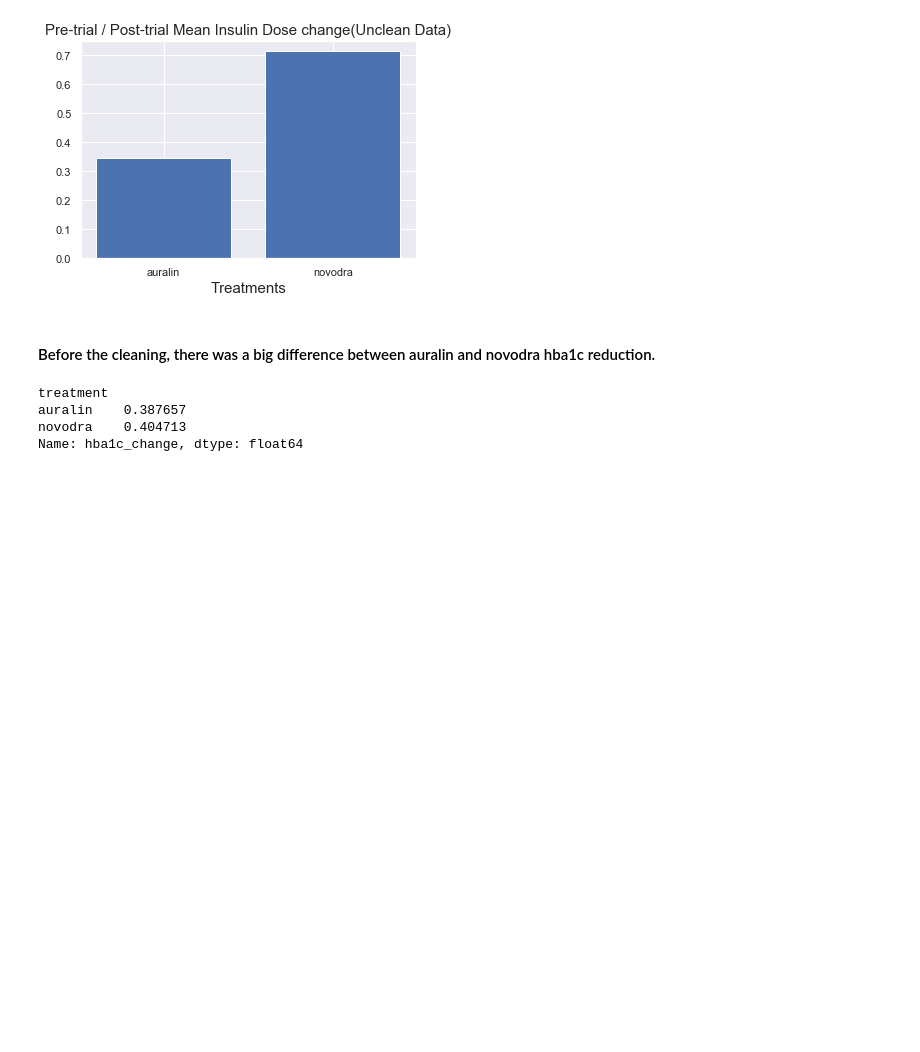
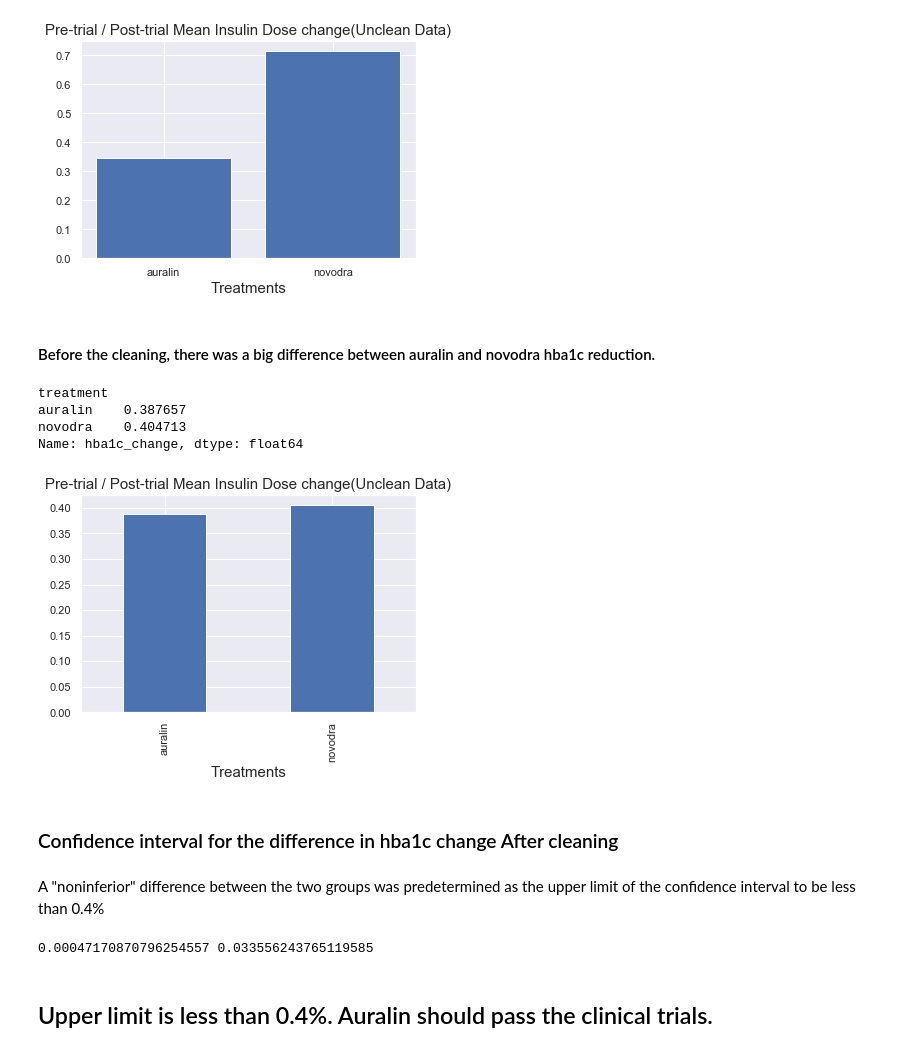
Before and after one commit to uminomuneaki/Clinical_Data_Analysis, a Jupyter notebook: assessing.ipynb, the cells around one changed output. Drawn from its saved outputs; the diff is of its cells as text; code cells hidden in the pictures; blank space fills up the shorter version.

Commit message:
add visualizations

```diff
--- a/assessing.ipynb
+++ b/assessing.ipynb
@@ -761,9 +767,34 @@ plt.xlabel('Treatments' , fontsize = 15);
 # %% [markdown]
 #### Before the cleaning, there was a big difference between auralin and novodra hba1c reduction.
 # %%
-treatments_clean.groupby('treatment').hba1c_change.mean()
+after_describe = treatments_clean.groupby('treatment').hba1c_change.mean()
+after_describe
 # %% [output]
 treatment
 auralin    0.387657
 novodra    0.404713
 Name: hba1c_change, dtype: float64
+# %%
+after_describe.plot(kind = 'bar')
+plt.title('Pre-trial / Post-trial Mean Insulin Dose change(Unclean Data)' , fontsize = 15)
+plt.xlabel('Treatments' , fontsize = 15);
+# %% [output]
+[figure, added]
+# %% [markdown]
+### Confidence interval for the difference in hba1c change After cleaning
+# %% [markdown]
+A "noninferior" difference between the two groups was predetermined as the upper limit of the confidence interval to be less than 0.4%
+# %%
+diffs = []
+for _ in range(10000):
+    sample = treatments_clean.sample(treatments_clean.shape[0], replace=True)
+    mean_auralin = sample[sample.treatment == "auralin"].hba1c_change.mean()
+    mean_novodra = sample[sample.treatment == "novodra"].hba1c_change.mean()
+    mean_height_diff = mean_novodra - mean_auralin
+    diffs.append(mean_height_diff)
+low, high = np.percentile(diffs, 0.5), np.percentile(diffs, 99.5)
+print(low, high)
+# %% [output]
+0.00047170870796254557 0.033556243765119585
+# %% [markdown]
+## Upper limit is less than 0.4%. Auralin should pass the clinical trials.
```
Also changed, not shown: parts of 2 cells of this notebook.
